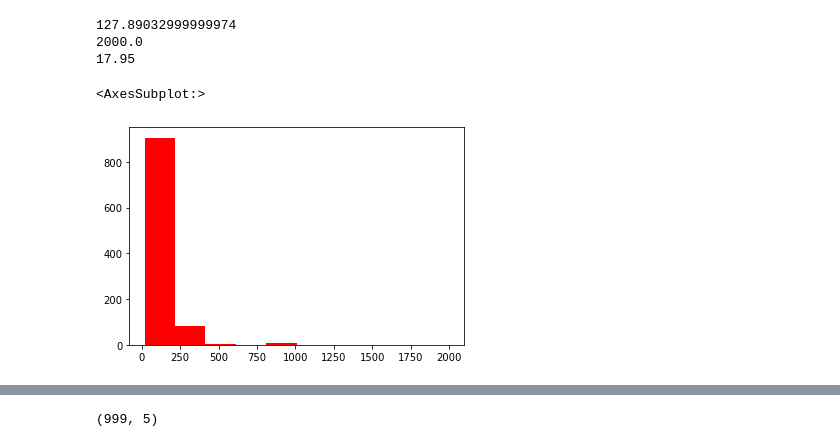
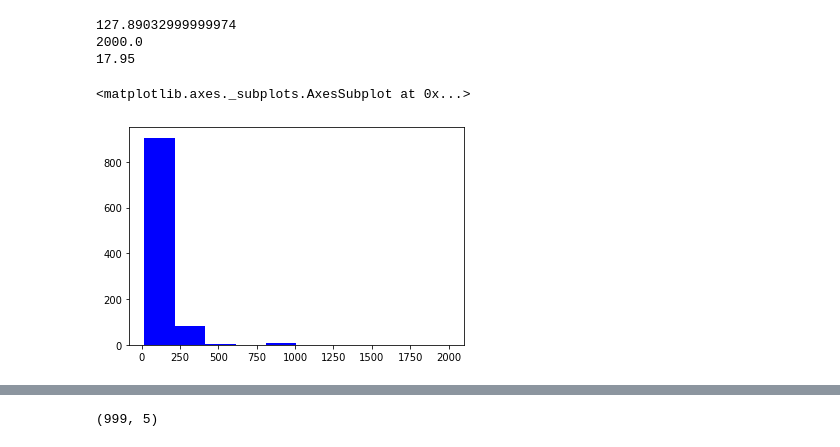
Before and after one commit to ariedamuco/Introduction-to-Python, a Jupyter notebook: code/Pandas.ipynb, the cells around one changed output, grey strips where cells are left out. Drawn from its saved outputs; the diff is of its cells as text; code cells hidden in the pictures.

```diff
--- a/code/Pandas.ipynb
+++ b/code/Pandas.ipynb
@@ -215,10 +212,10 @@ print(data_phones["Price"].min())
 2000.0
 17.95
 # %%
-data_phones["Price"].hist(grid = False, color="red")
+data_phones["Price"].hist(grid = False, color="blue")
 # %% [output]
-<AxesSubplot:>
+<matplotlib.axes._subplots.AxesSubplot at 0x...>
-[figure, old version]
+[figure, new version]
 # %%
 #alternatively data_phones.Price.hist(grid = False, color="red")
 # %%
```
Also changed, not shown: parts of 14 cells of this notebook, 5 other files.
